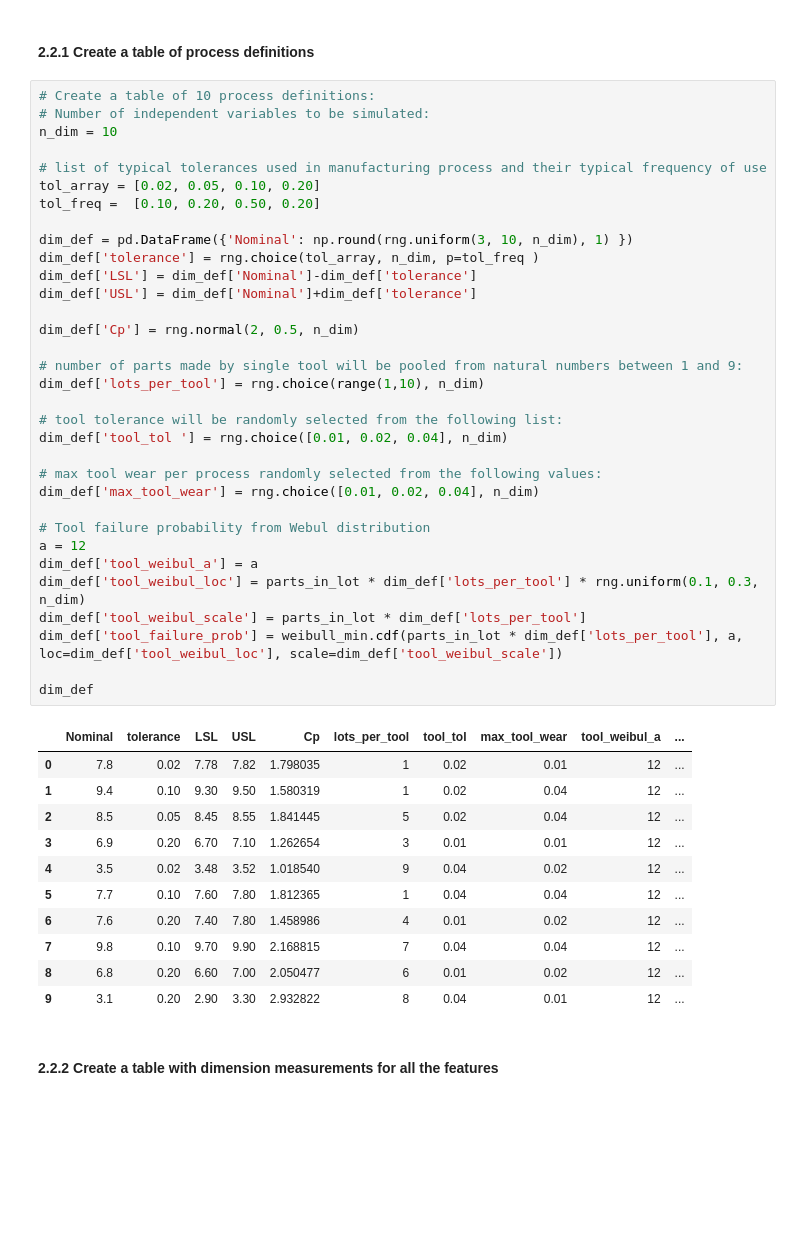
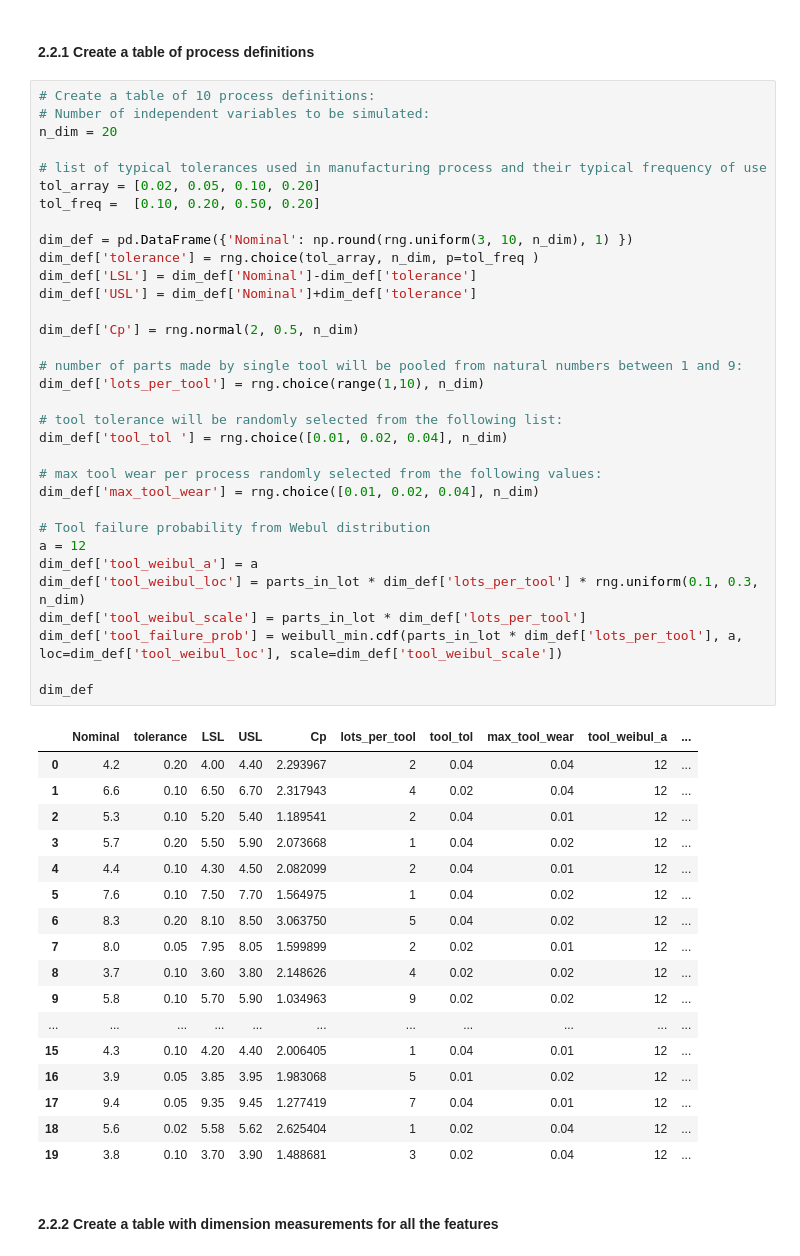
Before and after one commit to przemekbil/PfDA_2021_project, a Jupyter notebook: Project.ipynb, the cells around one changed output. Cells and saved outputs as stored; diff of their text form; blank space fills up the shorter version.

```diff
--- a/Project.ipynb
+++ b/Project.ipynb
@@ -336,48 +339,54 @@ n_parts = n_days* nr_lots * parts_in_lot
 # %%
 # Create a table of 10 process definitions:
 # Number of independent variables to be simulated:
-n_dim = 10
+n_dim = 20
 
 # list of typical tolerances used in manufacturing process and their typical frequency of use
 tol_array = [0.02, 0.05, 0.10, 0.20]
 tol_freq =  [0.10, 0.20, 0.50, 0.20]
 
 dim_def = pd.DataFrame({'Nominal': np.round(rng.uniform(3, 10, n_dim), 1) })
 dim_def['tolerance'] = rng.choice(tol_array, n_dim, p=tol_freq )
 dim_def['LSL'] = dim_def['Nominal']-dim_def['tolerance']
 dim_def['USL'] = dim_def['Nominal']+dim_def['tolerance']
 
 dim_def['Cp'] = rng.normal(2, 0.5, n_dim)
 
 # number of parts made by single tool will be pooled from natural numbers between 1 and 9:
 dim_def['lots_per_tool'] = rng.choice(range(1,10), n_dim)
 
 # tool tolerance will be randomly selected from the following list:
 dim_def['tool_tol '] = rng.choice([0.01, 0.02, 0.04], n_dim)
 
 # max tool wear per process randomly selected from the following values:
 dim_def['max_tool_wear'] = rng.choice([0.01, 0.02, 0.04], n_dim)
 
 # Tool failure probability from Webul distribution
 a = 12
 dim_def['tool_weibul_a'] = a
 dim_def['tool_weibul_loc'] = parts_in_lot * dim_def['lots_per_tool'] * rng.uniform(0.1, 0.3, n_dim)
 dim_def['tool_weibul_scale'] = parts_in_lot * dim_def['lots_per_tool']
 dim_def['tool_failure_prob'] = weibull_min.cdf(parts_in_lot * dim_def['lots_per_tool'], a, loc=dim_def['tool_weibul_loc'], scale=dim_def['tool_weibul_scale'])
 
 dim_def
 # %% [output]
 |  | Nominal | tolerance | LSL | USL | Cp | lots_per_tool | tool_tol | max_tool_wear | tool_weibul_a | ... |
-| 0 | 7.8 | 0.02 | 7.78 | 7.82 | 1.798035 | 1 | 0.02 | 0.01 | 12 | ... |
-| 1 | 9.4 | 0.10 | 9.30 | 9.50 | 1.580319 | 1 | 0.02 | 0.04 | 12 | ... |
-| 2 | 8.5 | 0.05 | 8.45 | 8.55 | 1.841445 | 5 | 0.02 | 0.04 | 12 | ... |
-| 3 | 6.9 | 0.20 | 6.70 | 7.10 | 1.262654 | 3 | 0.01 | 0.01 | 12 | ... |
-| 4 | 3.5 | 0.02 | 3.48 | 3.52 | 1.018540 | 9 | 0.04 | 0.02 | 12 | ... |
-| 5 | 7.7 | 0.10 | 7.60 | 7.80 | 1.812365 | 1 | 0.04 | 0.04 | 12 | ... |
-| 6 | 7.6 | 0.20 | 7.40 | 7.80 | 1.458986 | 4 | 0.01 | 0.02 | 12 | ... |
-| 7 | 9.8 | 0.10 | 9.70 | 9.90 | 2.168815 | 7 | 0.04 | 0.04 | 12 | ... |
-| 8 | 6.8 | 0.20 | 6.60 | 7.00 | 2.050477 | 6 | 0.01 | 0.02 | 12 | ... |
-| 9 | 3.1 | 0.20 | 2.90 | 3.30 | 2.932822 | 8 | 0.04 | 0.01 | 12 | ... |
+| 0 | 4.2 | 0.20 | 4.00 | 4.40 | 2.293967 | 2 | 0.04 | 0.04 | 12 | ... |
+| 1 | 6.6 | 0.10 | 6.50 | 6.70 | 2.317943 | 4 | 0.02 | 0.04 | 12 | ... |
+| 2 | 5.3 | 0.10 | 5.20 | 5.40 | 1.189541 | 2 | 0.04 | 0.01 | 12 | ... |
+| 3 | 5.7 | 0.20 | 5.50 | 5.90 | 2.073668 | 1 | 0.04 | 0.02 | 12 | ... |
+| 4 | 4.4 | 0.10 | 4.30 | 4.50 | 2.082099 | 2 | 0.04 | 0.01 | 12 | ... |
+| 5 | 7.6 | 0.10 | 7.50 | 7.70 | 1.564975 | 1 | 0.04 | 0.02 | 12 | ... |
+| 6 | 8.3 | 0.20 | 8.10 | 8.50 | 3.063750 | 5 | 0.04 | 0.02 | 12 | ... |
+| 7 | 8.0 | 0.05 | 7.95 | 8.05 | 1.599899 | 2 | 0.02 | 0.01 | 12 | ... |
+| 8 | 3.7 | 0.10 | 3.60 | 3.80 | 2.148626 | 4 | 0.02 | 0.02 | 12 | ... |
+| 9 | 5.8 | 0.10 | 5.70 | 5.90 | 1.034963 | 9 | 0.02 | 0.02 | 12 | ... |
+| ... | ... | ... | ... | ... | ... | ... | ... | ... | ... | ... |
+| 15 | 4.3 | 0.10 | 4.20 | 4.40 | 2.006405 | 1 | 0.04 | 0.01 | 12 | ... |
+| 16 | 3.9 | 0.05 | 3.85 | 3.95 | 1.983068 | 5 | 0.01 | 0.02 | 12 | ... |
+| 17 | 9.4 | 0.05 | 9.35 | 9.45 | 1.277419 | 7 | 0.04 | 0.01 | 12 | ... |
+| 18 | 5.6 | 0.02 | 5.58 | 5.62 | 2.625404 | 1 | 0.02 | 0.04 | 12 | ... |
+| 19 | 3.8 | 0.10 | 3.70 | 3.90 | 1.488681 | 3 | 0.02 | 0.04 | 12 | ... |
 # %% [markdown]
 ####  2.2.2 Create a table with dimension measurements for all the features
 # %% [markdown]
```
Also changed, not shown: parts of 30 cells of this notebook.
